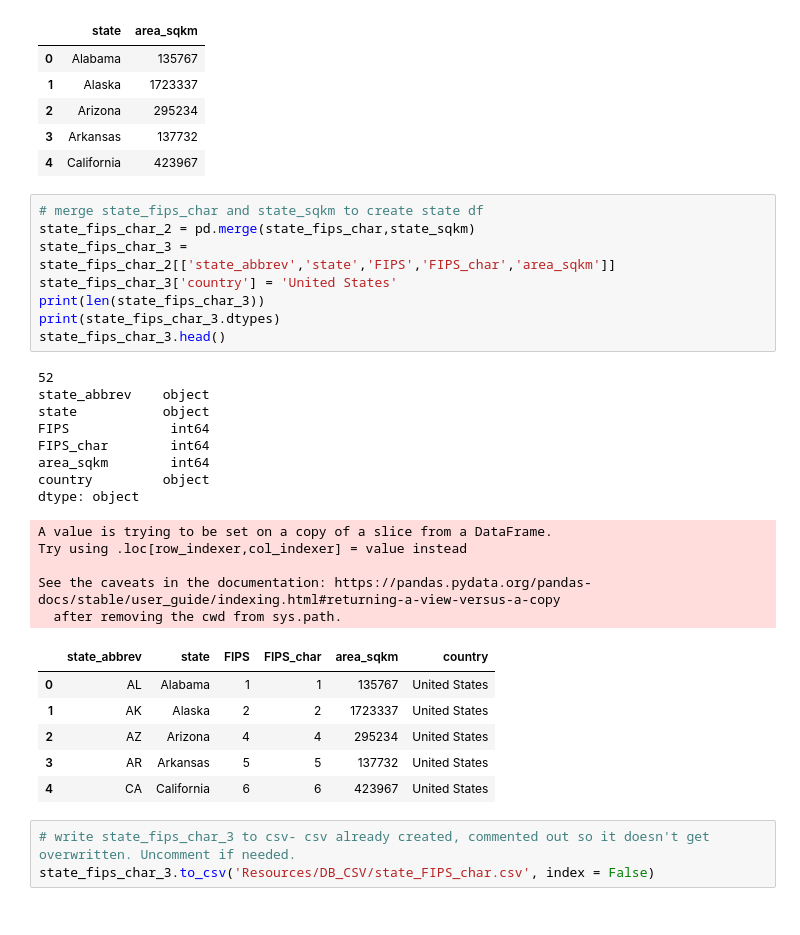
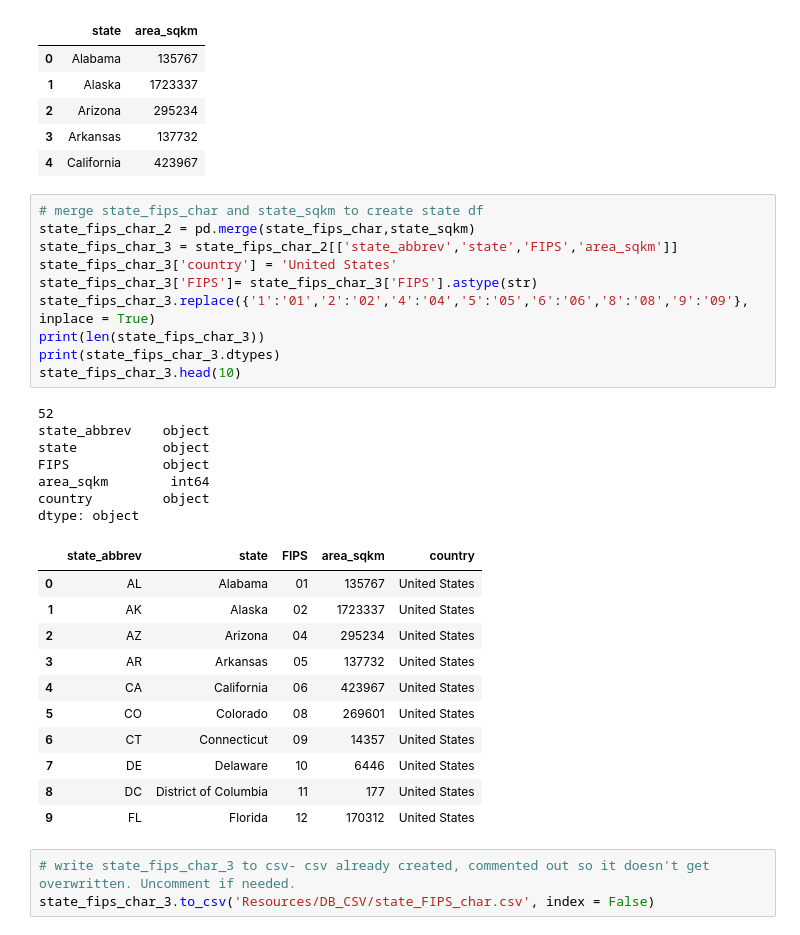
Before and after one commit to gwroth89/meteorite-ml-project, a Jupyter notebook: DB_CSV_Create.ipynb, the cells around one changed output. Saved outputs shown, nothing was run; the diff lists cells and outputs as text.

Commit message:
add state_fips_char.csv et al

```diff
--- a/DB_CSV_Create.ipynb
+++ b/DB_CSV_Create.ipynb
@@ -257,31 +230,32 @@ dtype: object
 # %%
 # merge state_fips_char and state_sqkm to create state df
 state_fips_char_2 = pd.merge(state_fips_char,state_sqkm)
-state_fips_char_3 = state_fips_char_2[['state_abbrev','state','FIPS','FIPS_char','area_sqkm']]
+state_fips_char_3 = state_fips_char_2[['state_abbrev','state','FIPS','area_sqkm']]
 state_fips_char_3['country'] = 'United States'
+state_fips_char_3['FIPS']= state_fips_char_3['FIPS'].astype(str)
+state_fips_char_3.replace({'1':'01','2':'02','4':'04','5':'05','6':'06','8':'08','9':'09'}, inplace = True)
 print(len(state_fips_char_3))
 print(state_fips_char_3.dtypes)
-state_fips_char_3.head()
+state_fips_char_3.head(10)
 # %% [output]
 52
 state_abbrev    object
 state           object
-FIPS             int64
-FIPS_char        int64
+FIPS            object
 area_sqkm        int64
 country         object
 dtype: object
-A value is trying to be set on a copy of a slice from a DataFrame.
-Try using .loc[row_indexer,col_indexer] = value instead
-
-See the caveats in the documentation: https://pandas.pydata.org/pandas-docs/stable/user_guide/indexing.html#returning-a-view-versus-a-copy
-  after removing the cwd from sys.path.
-|  | state_abbrev | state | FIPS | FIPS_char | area_sqkm | country |
-| 0 | AL | Alabama | 1 | 1 | 135767 | United States |
-| 1 | AK | Alaska | 2 | 2 | 1723337 | United States |
-| 2 | AZ | Arizona | 4 | 4 | 295234 | United States |
-| 3 | AR | Arkansas | 5 | 5 | 137732 | United States |
-| 4 | CA | California | 6 | 6 | 423967 | United States |
+|  | state_abbrev | state | FIPS | area_sqkm | country |
+| 0 | AL | Alabama | 01 | 135767 | United States |
+| 1 | AK | Alaska | 02 | 1723337 | United States |
+| 2 | AZ | Arizona | 04 | 295234 | United States |
+| 3 | AR | Arkansas | 05 | 137732 | United States |
+| 4 | CA | California | 06 | 423967 | United States |
+| 5 | CO | Colorado | 08 | 269601 | United States |
+| 6 | CT | Connecticut | 09 | 14357 | United States |
+| 7 | DE | Delaware | 10 | 6446 | United States |
+| 8 | DC | District of Columbia | 11 | 177 | United States |
+| 9 | FL | Florida | 12 | 170312 | United States |
 # %%
 # write state_fips_char_3 to csv- csv already created, commented out so it doesn't get overwritten. Uncomment if needed.
 state_fips_char_3.to_csv('Resources/DB_CSV/state_FIPS_char.csv', index = False)
```
Also changed, not shown: parts of 4 cells of this notebook, 2 other files.
